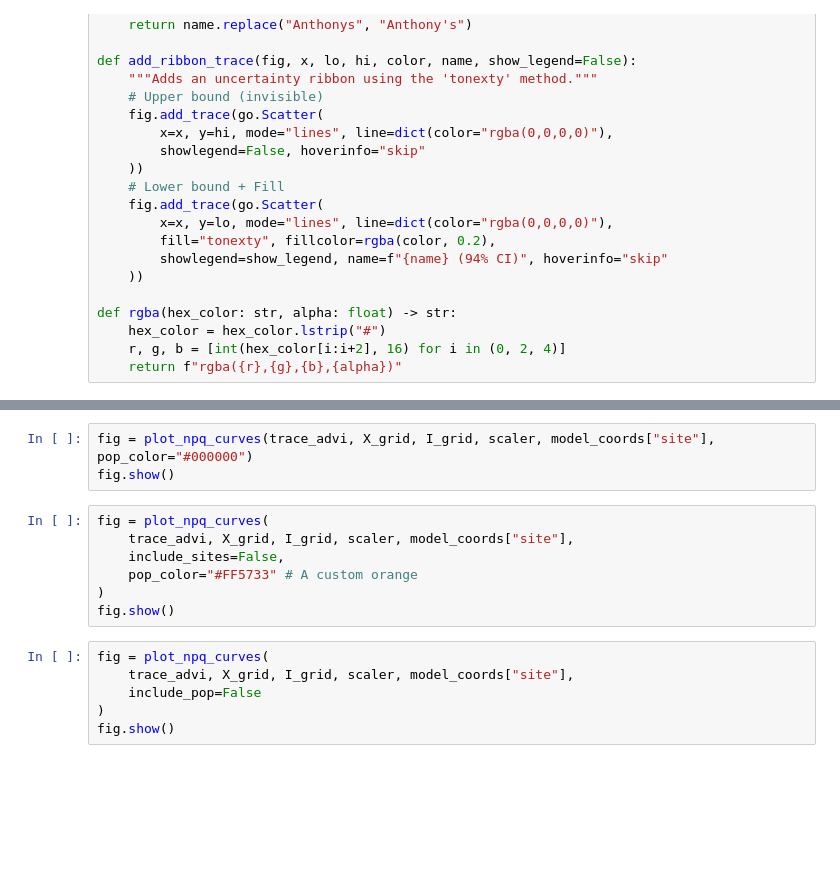
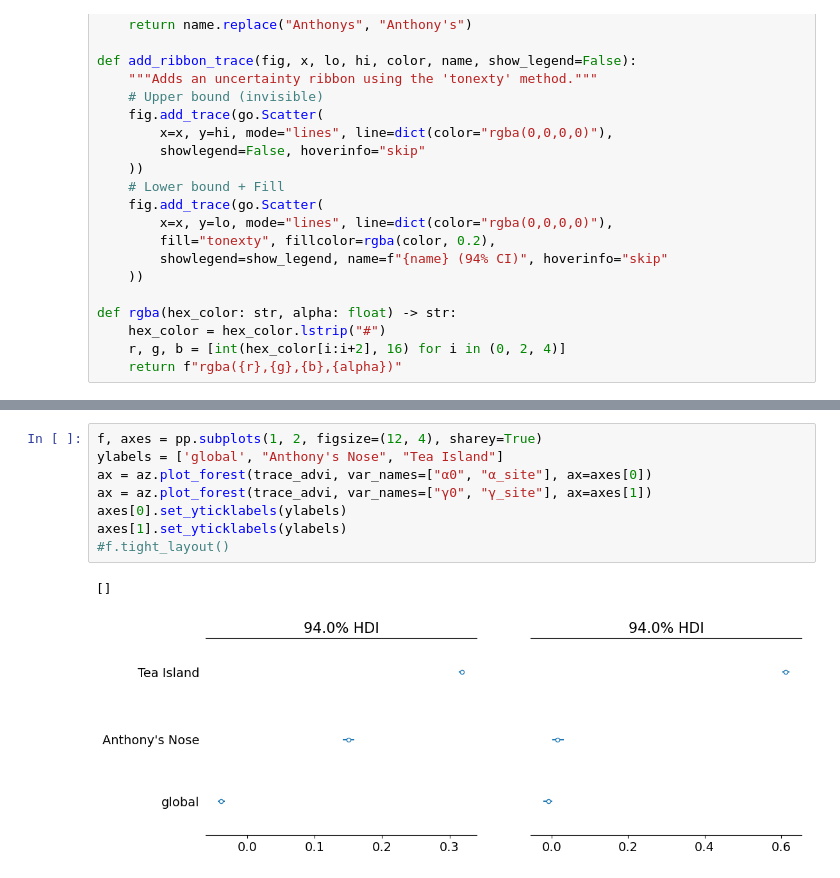
Before and after one commit to erdemkarakoylu/bayesian_quenching, a Jupyter notebook: notebooks/lake_george_modeling.ipynb, the cells around one changed output, grey strips where cells are left out. Cells and saved outputs as stored; diff of their text form; blank space fills up the shorter version.

Commit message:
added diagnostic plots

```diff
--- a/notebooks/lake_george_modeling.ipynb
+++ b/notebooks/lake_george_modeling.ipynb
@@ -957,19 +967,14 @@ def plot_npq_curves(
         legend=dict(orientation="h", yanchor="bottom", y=1.02, xanchor="left", x=0)
     )
     return fig
-# %%
-fig = plot_npq_curves(trace_advi, X_grid, I_grid, scaler, model_coords["site"], pop_color="#000000")
-fig.show()
-# %%
-fig = plot_npq_curves(
-    trace_advi, X_grid, I_grid, scaler, model_coords["site"],
-    include_sites=False,
-    pop_color="#FF5733" # A custom orange
-)
-fig.show()
-# %%
-fig = plot_npq_curves(
-    trace_advi, X_grid, I_grid, scaler, model_coords["site"],
-    include_pop=False
-)
-fig.show()
+# %%
+f, axes = pp.subplots(1, 2, figsize=(12, 4), sharey=True)
+ylabels = ['global', "Anthony's Nose", "Tea Island"]
+ax = az.plot_forest(trace_advi, var_names=["α0", "α_site"], ax=axes[0])
+ax = az.plot_forest(trace_advi, var_names=["γ0", "γ_site"], ax=axes[1])
+axes[0].set_yticklabels(ylabels)
+axes[1].set_yticklabels(ylabels)
+#f.tight_layout()
+# %% [output]
+[]
+[figure, added]
```
Also changed, not shown: parts of 8 cells of this notebook.
